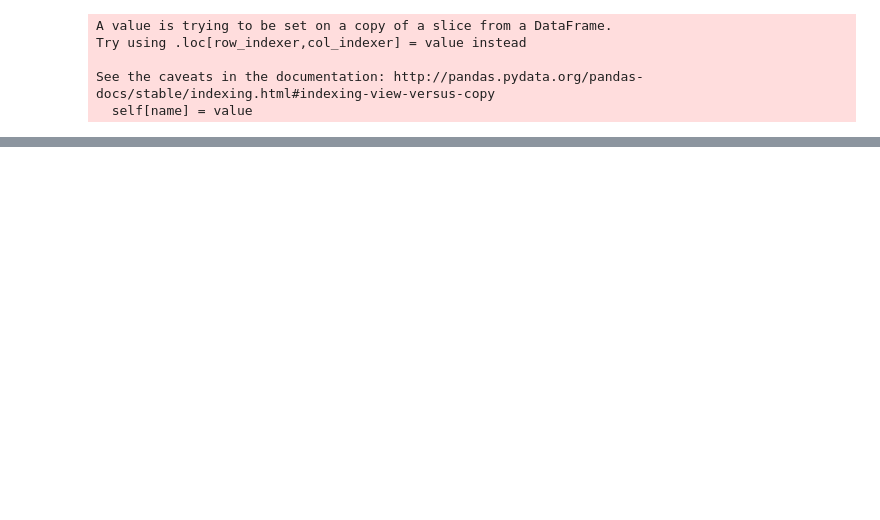
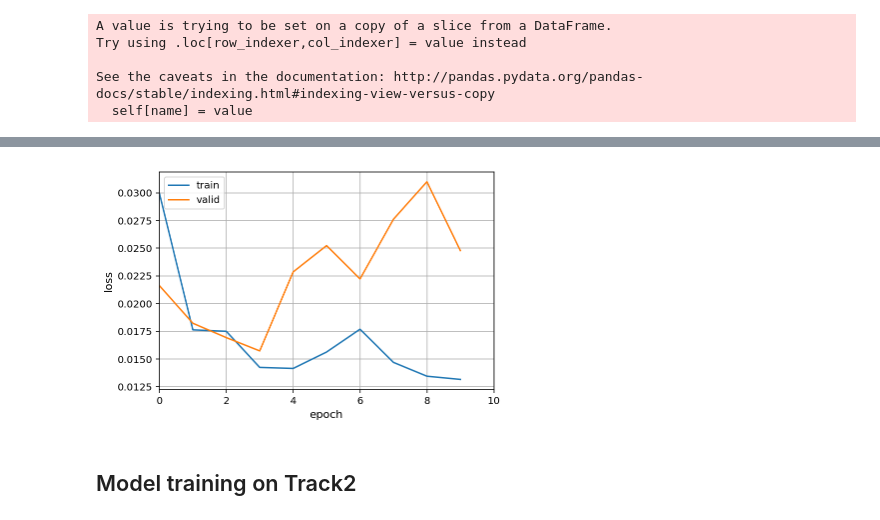
Before and after one commit to gwwang16/CarND-Behavioral-Cloning-P3, a Jupyter notebook: model.ipynb, the cells around one changed output, grey strips where cells are left out. Saved outputs shown, nothing was run; the diff lists cells and outputs as text; code cells hidden in the pictures; blank space fills up the shorter version.

```diff
--- a/model.ipynb
+++ b/model.ipynb
@@ -152,5 +234,18 @@ if read_model:
+# %%
+loss_value = []
+val_loss_value = []
+final_loss_value = []
+final_val_loss_value = []
+total_epochs = 0
+# %%
+from keras.callbacks import ModelCheckpoint
+filepath="weights.h5"
+model_cb = ModelCheckpoint(filepath, monitor='val_loss', verbose=0, mode='auto', period=1)
+callbacks = [model_cb]
 # %%
-history = model.fit_generator(train_generator, validation_data=validation_generator,
+history = model.fit_generator(train_generator,
+                              validation_data=validation_generator,
                               steps_per_epoch=train_steps,
-                              validation_steps=validation_steps, epochs=5)
+                              validation_steps=validation_steps,
+                              epochs=epochs,callbacks=callbacks)
 # %% [output]
@@ -159,17 +272,25 @@ KeyboardInterrupt:
+# %%
+# merge loss values of all epoches
+loss_value = history.history['loss']
+val_loss_value = history.history['val_loss']
+final_loss_value += loss_value
+final_val_loss_value += val_loss_value
+# update epoches num
+total_epochs += epochs
 # %%
-# list all data in history
-print(history.history.keys())
 # summarize history for loss
-plt.plot(history.history['loss'])
-plt.plot(history.history['val_loss'])
+plt.plot(final_loss_value)
+plt.plot(final_val_loss_value)
 
 # plt.title('model loss')
 plt.ylabel('loss', fontsize=11)
 plt.xlabel('epoch', fontsize=11)
 plt.legend(['train', 'valid'], loc='best')
-plt.xlim((0,10))
-plt.xticks(np.arange(0, 11, 2))
+plt.xlim((0,total_epochs))
+plt.xticks(np.arange(0, total_epochs+1, 2))
 plt.grid()
-# plt.savefig(img_dir + "/base_loss.png", dpi=300)
+# plt.savefig("/loss.png", dpi=300)
 plt.show()
+# %% [output]
+[figure, added]
 # %%
@@ -176 +298,3 @@ plt.show()
 model.save('model.h5')
+# %% [markdown]
+## Model training on Track2
```
Also changed, not shown: parts of 36 cells of this notebook.
